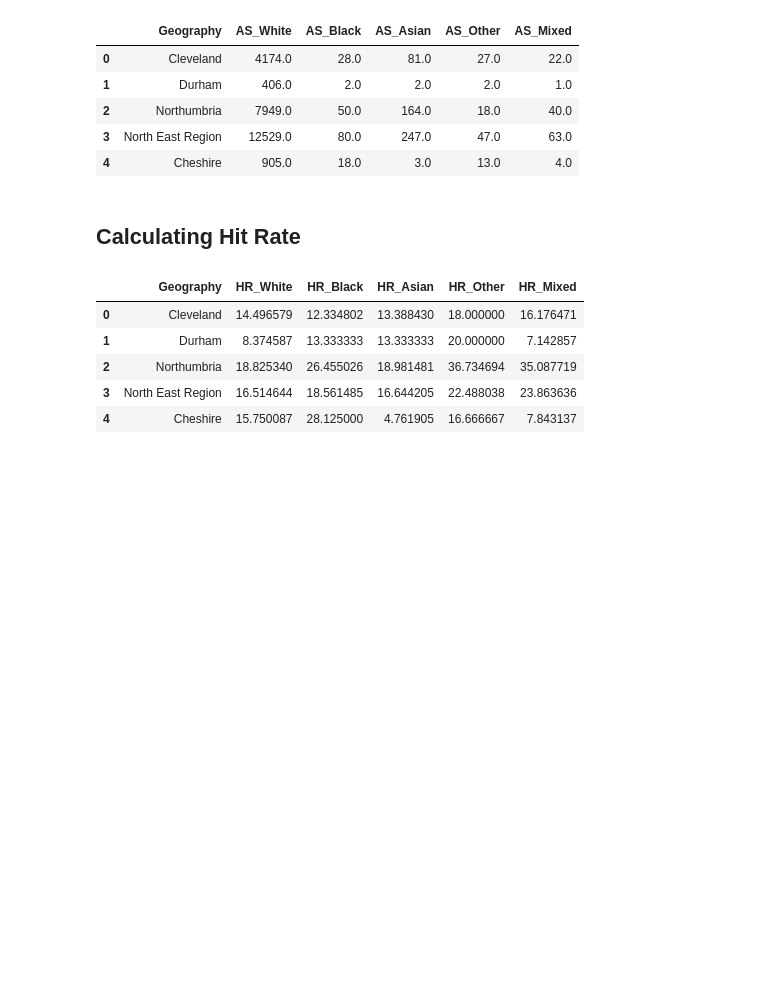
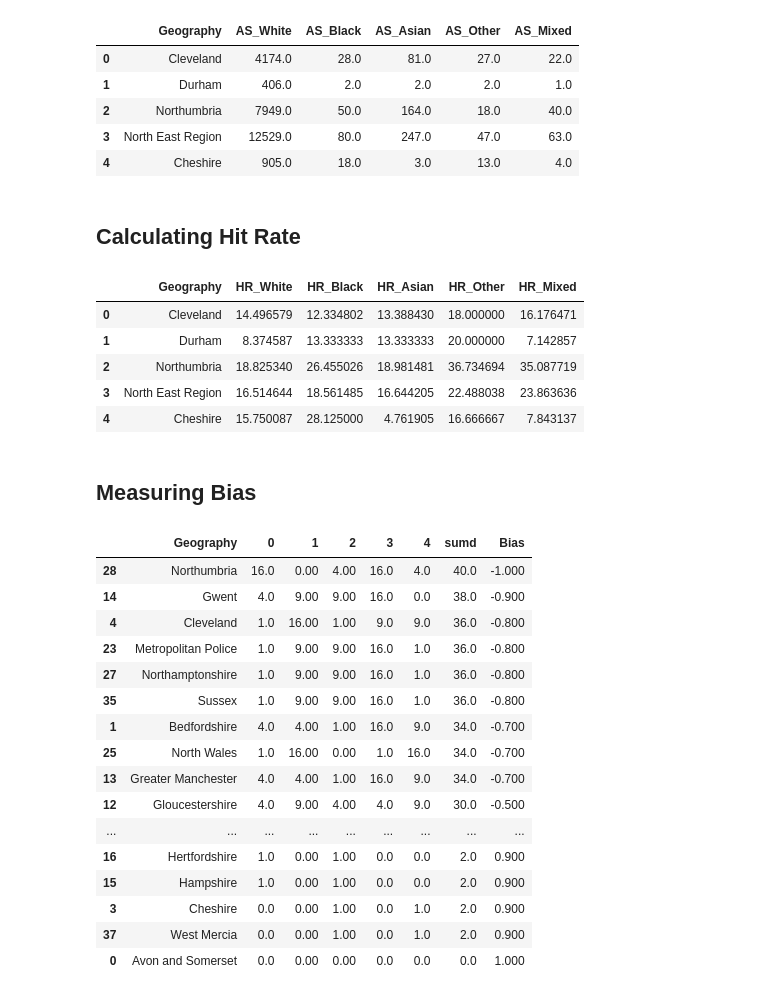
Before and after one commit to neerajthandayan/CourseProject, a Jupyter notebook: Notebooks/Crime_Data.ipynb, the cells around one changed output. Cells and saved outputs as stored; diff of their text form; code cells hidden in the pictures; blank space fills up the shorter version.

```diff
--- a/Notebooks/Crime_Data.ipynb
+++ b/Notebooks/Crime_Data.ipynb
@@ -340,3 +342,34 @@ hr.head()
 | 2 | Northumbria | 18.825340 | 26.455026 | 18.981481 | 36.734694 | 35.087719 |
 | 3 | North East Region | 16.514644 | 18.561485 | 16.644205 | 22.488038 | 23.863636 |
 | 4 | Cheshire | 15.750087 | 28.125000 | 4.761905 | 16.666667 | 7.843137 |
+# %% [markdown]
+## Measuring Bias
+# %%
+## Measuring Bias Spearman rank correlation of the Stop & Search Rate and Hit Rate
+
+b = ssrate.merge(hr, on='Geography')
+b.iloc[:,1:6] = b.iloc[:,1:6].copy().rank(axis=1)
+b.iloc[:,6:] = b.iloc[:,6:].copy().rank(axis=1)
+dsq =  pd.DataFrame(np.square(b.iloc[:,1:6].values - b.iloc[:,6:].values))
+bias = pd.concat([b['Geography'],dsq], axis=1)
+bias['sumd'] = bias.iloc[:,1:].sum(axis=1)
+bias['Bias'] = 1 - ((6*(bias['sumd']))/120)
+bias.sort_values(by='Bias')
+# %% [output]
+|  | Geography | 0 | 1 | 2 | 3 | 4 | sumd | Bias |
+| 28 | Northumbria | 16.0 | 0.00 | 4.00 | 16.0 | 4.0 | 40.0 | -1.000 |
+| 14 | Gwent | 4.0 | 9.00 | 9.00 | 16.0 | 0.0 | 38.0 | -0.900 |
+| 4 | Cleveland | 1.0 | 16.00 | 1.00 | 9.0 | 9.0 | 36.0 | -0.800 |
+| 23 | Metropolitan Police | 1.0 | 9.00 | 9.00 | 16.0 | 1.0 | 36.0 | -0.800 |
+| 27 | Northamptonshire | 1.0 | 9.00 | 9.00 | 16.0 | 1.0 | 36.0 | -0.800 |
+| 35 | Sussex | 1.0 | 9.00 | 9.00 | 16.0 | 1.0 | 36.0 | -0.800 |
+| 1 | Bedfordshire | 4.0 | 4.00 | 1.00 | 16.0 | 9.0 | 34.0 | -0.700 |
+| 25 | North Wales | 1.0 | 16.00 | 0.00 | 1.0 | 16.0 | 34.0 | -0.700 |
+| 13 | Greater Manchester | 4.0 | 4.00 | 1.00 | 16.0 | 9.0 | 34.0 | -0.700 |
+| 12 | Gloucestershire | 4.0 | 9.00 | 4.00 | 4.0 | 9.0 | 30.0 | -0.500 |
+| ... | ... | ... | ... | ... | ... | ... | ... | ... |
+| 16 | Hertfordshire | 1.0 | 0.00 | 1.00 | 0.0 | 0.0 | 2.0 | 0.900 |
+| 15 | Hampshire | 1.0 | 0.00 | 1.00 | 0.0 | 0.0 | 2.0 | 0.900 |
+| 3 | Cheshire | 0.0 | 0.00 | 1.00 | 0.0 | 1.0 | 2.0 | 0.900 |
+| 37 | West Mercia | 0.0 | 0.00 | 1.00 | 0.0 | 1.0 | 2.0 | 0.900 |
+| 0 | Avon and Somerset | 0.0 | 0.00 | 0.00 | 0.0 | 0.0 | 0.0 | 1.000 |
```
Also changed, not shown: parts of 1 cell of this notebook.
